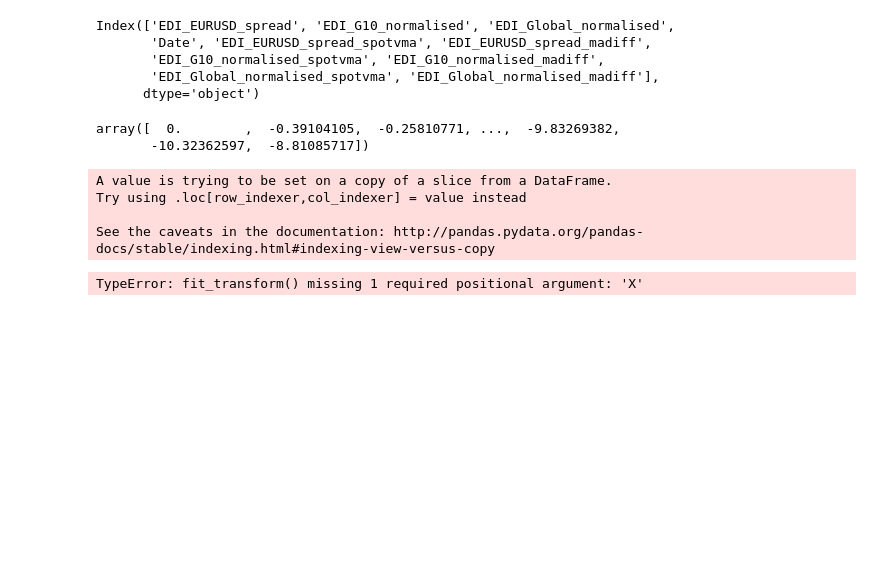
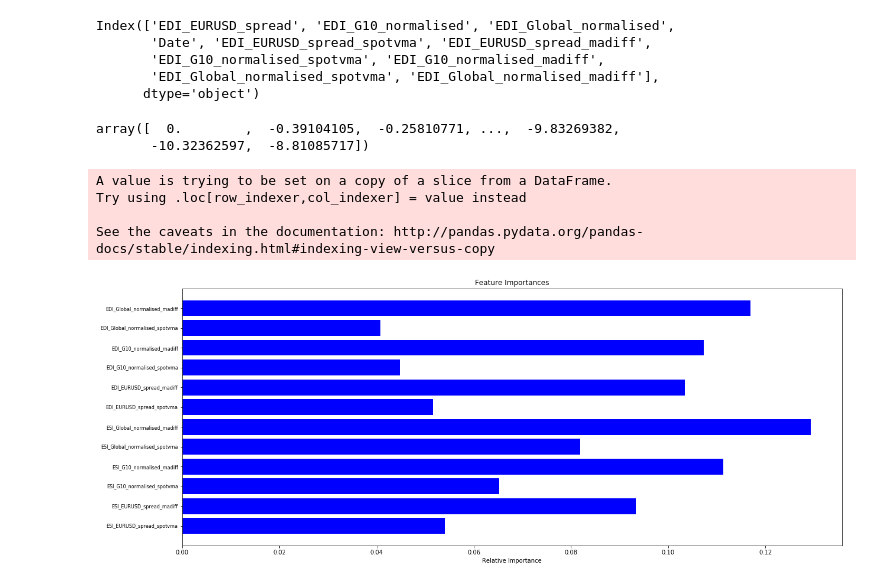
Before and after one commit to egill12/machine_learning, a Jupyter notebook: model2_trend_estimation.ipynb, the cells around one changed output. Cells and saved outputs as stored; diff of their text form; code cells hidden in the pictures; blank space fills up the shorter version.

```diff
--- a/model2_trend_estimation.ipynb
+++ b/model2_trend_estimation.ipynb
@@ -101,14 +102,44 @@ A value is trying to be set on a copy of a slice from a DataFrame.
 Try using .loc[row_indexer,col_indexer] = value instead
 
 See the caveats in the documentation: http://pandas.pydata.org/pandas-docs/stable/indexing.html#indexing-view-versus-copy
-# %%
-train_sample = StandardScaler.fit_transform(train[T_features])
-train_sample['target'] = train['target']
-test_sample = StandardScaler.transform(test[T_features])
-test_sample['target'] = test['target']
-rf_dict = set_params_random_forests()
-ntree = rf_dict['ntree']
-max_features = rf_dict['max_features']
-decision_tree(train_sample, test_sample,use_classifier, use_risk_adjusted,ntree, max_features)
-# %% [output]
-TypeError: fit_transform() missing 1 required positional argument: 'X'
+# %%
+from sklearn import tree
+from run_decision_tree import decision_tree
+from sklearn.ensemble import RandomForestClassifier, RandomForestRegressor
+scaler = StandardScaler()
+use_RF = rf_dict['use_RF']
+train_sample = pd.DataFrame(scaler.fit_transform(train[T_features]), columns = list(T_features))
+test_sample = pd.DataFrame(scaler.transform(test[T_features]), columns = list(T_features))
+use_classifier = rf_dict['use_classifier']
+use_risk_adjusted = rf_dict['use_risk_adjusted']
+# if you want to run a random forest.
+if use_RF:
+    train_sample['target'] = train['target']
+    test_sample['target'] = test['target']
+    ntree = rf_dict['ntrees'][0]
+    max_features = rf_dict['max_features']
+    max_depth = rf_dict['max_depth']
+    results, acc_score = decision_tree(train_sample, test_sample,use_classifier, use_risk_adjusted,
+                                       ntree, max_features, max_depth)
+if use_classifier:
+    clf = tree.DecisionTreeClassifier(max_leaf_nodes = 6, max_depth = 8)
+    RF = RandomForestClassifier(n_estimators=ntree, max_features= max_features,max_depth = max_depth, verbose=0)
+else:
+    clf = tree.DecisionTreeRegressor(max_leaf_nodes = 32, max_depth = 32)
+    RF = RandomForestRegressor(n_estimators=ntree, max_features= max_features, max_depth = max_depth,verbose=0)
+clf_model = clf.fit(train_sample.iloc[:,:-1], train['target'])
+rf_model = RF.fit(train_sample.iloc[:,:-1], train['target'])
+# %%
+from matplotlib import pyplot as plt
+importances = rf_model.feature_importances_
+indices = np.argsort(importances)
+
+plt.figure(figsize=(20,8))
+plt.title('Feature Importances')
+plt.barh(range(len(importances)), importances, color='b', align='center')
+#plt.yticks(range(len(indices)), )
+plt.xlabel('Relative Importance')
+plt.yticks(range(len(importances)), T_features, fontsize=8)
+plt.show()
+# %% [output]
+[figure, added]
```
Also changed, not shown: parts of 2 cells of this notebook, 1 other file.
